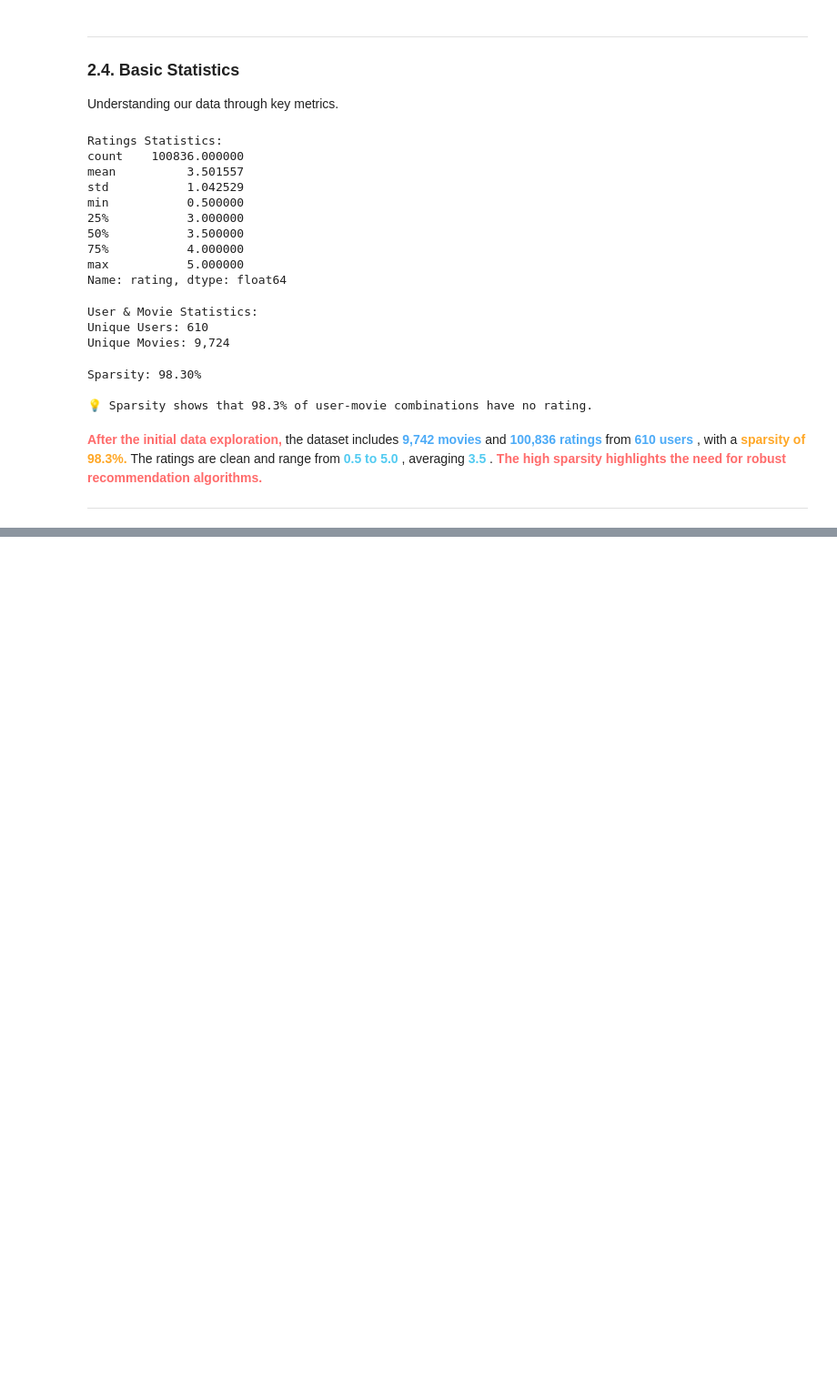
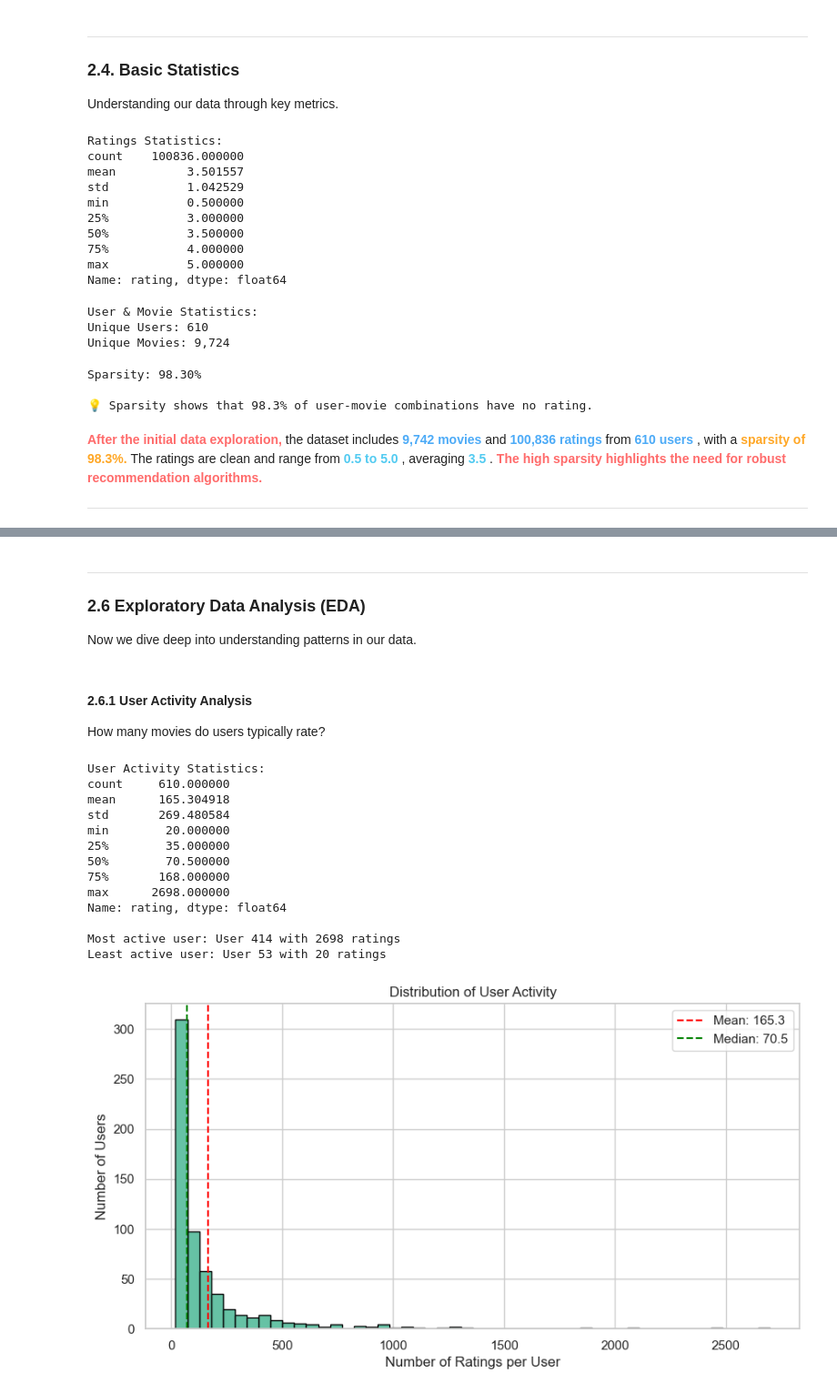
Before and after one commit to MrDenzy/Phase-4-Project---Movie-Recommendation-System, a Jupyter notebook: notebook/blex.ipynb, the cells around one changed output, grey strips where cells are left out. Shown at 91% size. Cells and saved outputs as stored; diff of their text form; code cells hidden in the pictures; blank space fills up the shorter version.

Commit message:
prepared data for modeling

```diff
--- a/notebook/blex.ipynb
+++ b/notebook/blex.ipynb
@@ -221,3 +221,9 @@ The high sparsity highlights the need for robust recommendation algorithms.
 ### **2.5. Data Integration**
 
 The datasets will be combined into one unified DataFrame for analysis.
+# %%
+# Create unified dataset
+# Merge ratings with movies
+movie_data = ratings.merge(movies, on='movieId', how='left')
+
+print(f"Unified dataset: {movie_data.shape}")
@@ -223,0 +262,44 @@ The datasets will be combined into one unified DataFrame for analysis.
+# %% [markdown]
+---
+### **2.6 Exploratory Data Analysis (EDA)**
+
+Now we dive deep into understanding patterns in our data.
+# %% [markdown]
+#### **2.6.1 User Activity Analysis**
+
+How many movies do users typically rate?
+# %%
+# Calculate ratings per user
+user_ratings_count = movie_data.groupby('userId')['rating'].count()
+
+# Summary statistics
+print("User Activity Statistics:")
+print(user_ratings_count.describe())
+print(f"\nMost active user: User {user_ratings_count.idxmax()} with {user_ratings_count.max()} ratings")
+print(f"Least active user: User {user_ratings_count.idxmin()} with {user_ratings_count.min()} ratings")
+
+# Visualize distribution
+plt.figure(figsize=(10, 5))
+plt.hist(user_ratings_count, bins=50, edgecolor='black')
+plt.xlabel('Number of Ratings per User')
+plt.ylabel('Number of Users')
+plt.title('Distribution of User Activity')
+plt.axvline(user_ratings_count.mean(), color='red', linestyle='--', label=f'Mean: {user_ratings_count.mean():.1f}')
+plt.axvline(user_ratings_count.median(), color='green', linestyle='--', label=f'Median: {user_ratings_count.median():.1f}')
+plt.legend()
+plt.show()
+# %% [output]
+User Activity Statistics:
+count     610.000000
+mean      165.304918
+std       269.480584
+min        20.000000
+25%        35.000000
+50%        70.500000
+75%       168.000000
+max      2698.000000
+Name: rating, dtype: float64
+
+Most active user: User 414 with 2698 ratings
+Least active user: User 53 with 20 ratings
+[figure, added]
```
Also changed, not shown: parts of 23 cells of this notebook.
